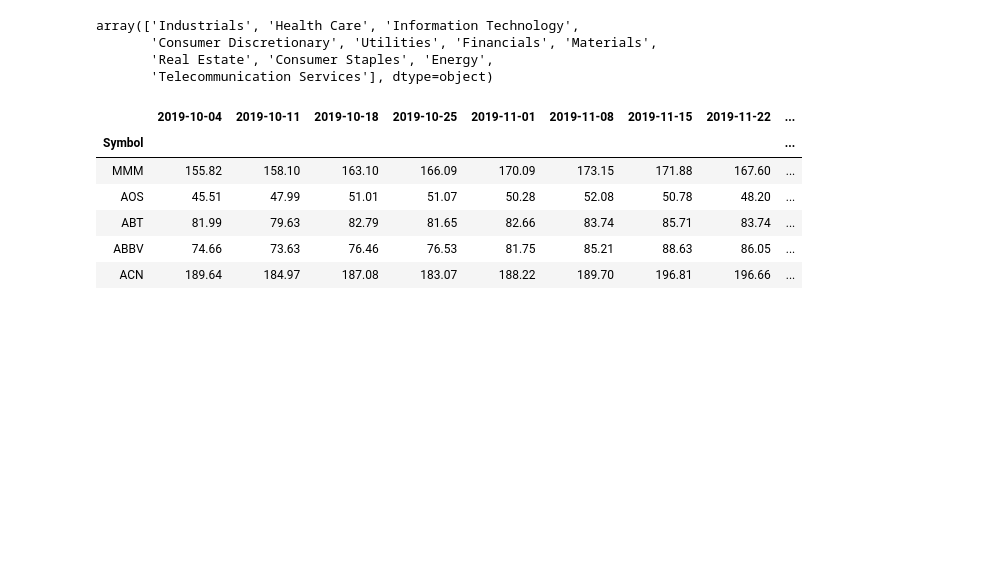
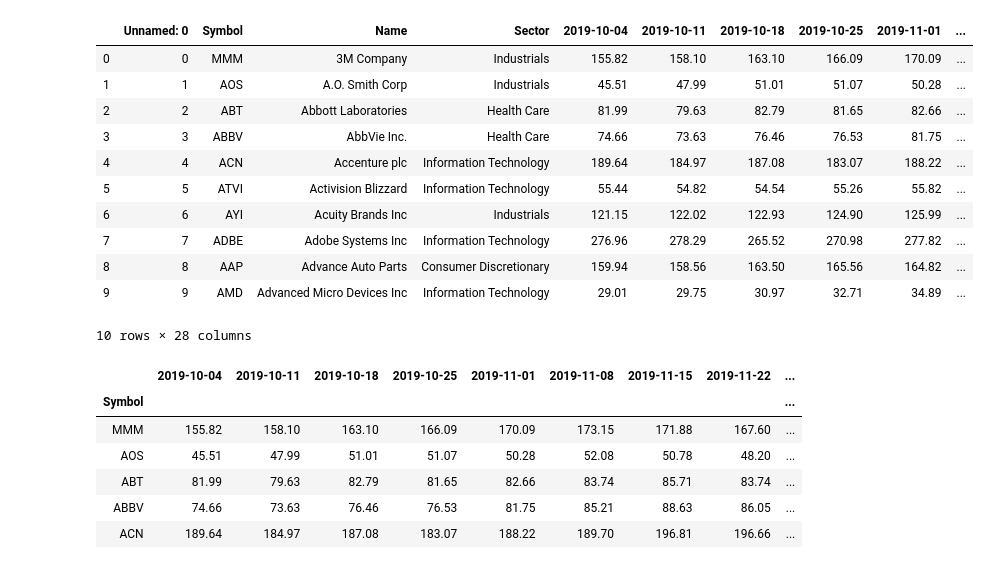
Before and after one commit to bhhnguyen/DataViz-Proj1, a Jupyter notebook: margeaux_code.ipynb, the cells around one changed output. Drawn from its saved outputs; the diff is of its cells as text; code cells hidden in the pictures; blank space fills up the shorter version.

```diff
--- a/margeaux_code.ipynb
+++ b/margeaux_code.ipynb
@@ -7,13 +7,20 @@ import pandas as pd
 # %%
 stocks_df=pd.read_csv("stock_export.csv")
 stocks_df=pd.DataFrame(stocks_df)
 stocks_df.head(10)
-stocks_df["Sector"].unique()
 # %% [output]
+|  | Unnamed: 0 | Symbol | Name | Sector | 2019-10-04 | 2019-10-11 | 2019-10-18 | 2019-10-25 | 2019-11-01 | ... |
+| 0 | 0 | MMM | 3M Company | Industrials | 155.82 | 158.10 | 163.10 | 166.09 | 170.09 | ... |
+| 1 | 1 | AOS | A.O. Smith Corp | Industrials | 45.51 | 47.99 | 51.01 | 51.07 | 50.28 | ... |
+| 2 | 2 | ABT | Abbott Laboratories | Health Care | 81.99 | 79.63 | 82.79 | 81.65 | 82.66 | ... |
+| 3 | 3 | ABBV | AbbVie Inc. | Health Care | 74.66 | 73.63 | 76.46 | 76.53 | 81.75 | ... |
+| 4 | 4 | ACN | Accenture plc | Information Technology | 189.64 | 184.97 | 187.08 | 183.07 | 188.22 | ... |
+| 5 | 5 | ATVI | Activision Blizzard | Information Technology | 55.44 | 54.82 | 54.54 | 55.26 | 55.82 | ... |
+| 6 | 6 | AYI | Acuity Brands Inc | Industrials | 121.15 | 122.02 | 122.93 | 124.90 | 125.99 | ... |
+| 7 | 7 | ADBE | Adobe Systems Inc | Information Technology | 276.96 | 278.29 | 265.52 | 270.98 | 277.82 | ... |
+| 8 | 8 | AAP | Advance Auto Parts | Consumer Discretionary | 159.94 | 158.56 | 163.50 | 165.56 | 164.82 | ... |
+| 9 | 9 | AMD | Advanced Micro Devices Inc | Information Technology | 29.01 | 29.75 | 30.97 | 32.71 | 34.89 | ... |
-array(['Industrials', 'Health Care', 'Information Technology',
-       'Consumer Discretionary', 'Utilities', 'Financials', 'Materials',
-       'Real Estate', 'Consumer Staples', 'Energy',
-       'Telecommunication Services'], dtype=object)
+10 rows × 28 columns
 # %%
 date_df=stocks_df.set_index(['Symbol'])
 date_df=date_df.dropna()
```
Also changed, not shown: parts of 4 cells of this notebook.
